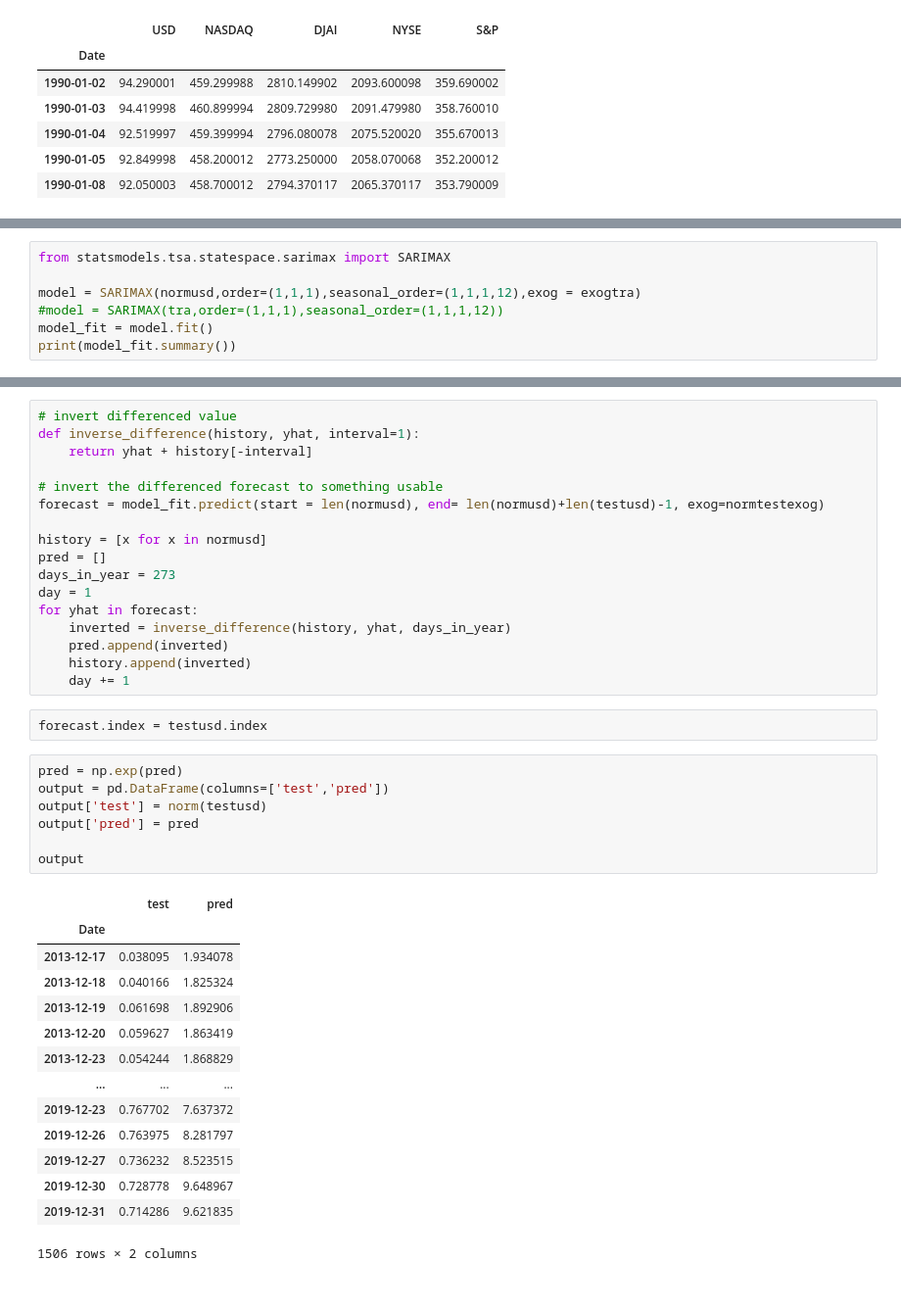
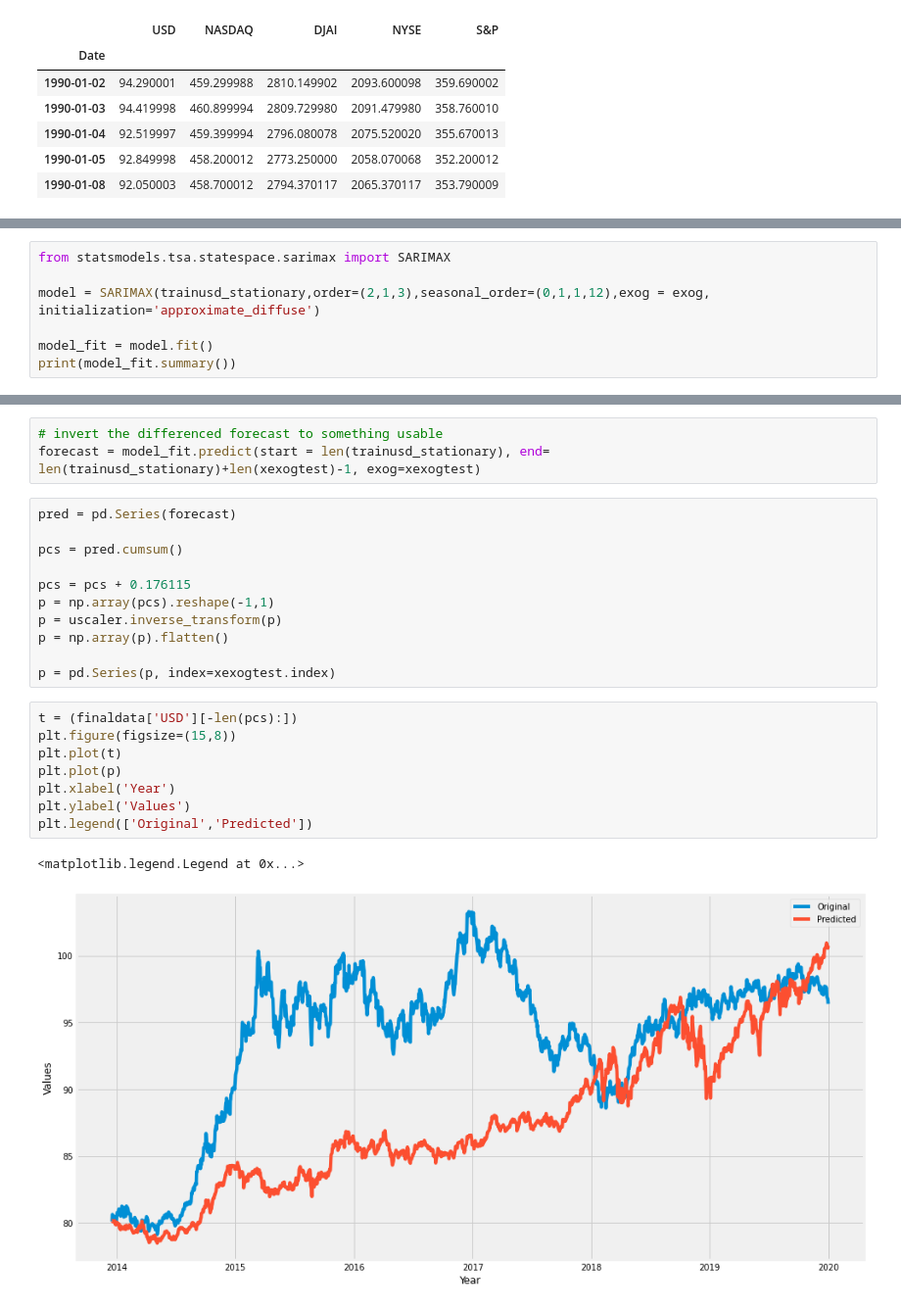
Before and after one commit to Mrunali95/Thesis, a Jupyter notebook: Multivariate_ARIMA.ipynb, the cells around one changed output, grey strips where cells are left out. Shown: that part at 98% size. Saved outputs shown, nothing was run; the diff lists cells and outputs as text.

```diff
--- a/Multivariate_ARIMA.ipynb
+++ b/Multivariate_ARIMA.ipynb
@@ -206,8 +349,8 @@ exogtra = normexog[(normexog.index).isin(normusd.index)]
 # %%
 from statsmodels.tsa.statespace.sarimax import SARIMAX
 
-model = SARIMAX(normusd,order=(1,1,1),seasonal_order=(1,1,1,12),exog = exogtra)
-#model = SARIMAX(tra,order=(1,1,1),seasonal_order=(1,1,1,12))
+model = SARIMAX(trainusd_stationary,order=(2,1,3),seasonal_order=(0,1,1,12),exog = exog, initialization='approximate_diffuse')
+
 model_fit = model.fit()
 print(model_fit.summary())
 # %% [output]
@@ -228,44 +371,28 @@ Covariance Type:                              opg
 
 Warnings:
 [1] Covariance matrix calculated using the outer product of gradients (complex-step).
-# %%
-# invert differenced value
-def inverse_difference(history, yhat, interval=1):
-	return yhat + history[-interval]
-
-# invert the differenced forecast to something usable
-forecast = model_fit.predict(start = len(normusd), end= len(normusd)+len(testusd)-1, exog=normtestexog)
-
-history = [x for x in normusd]
-pred = []
-days_in_year = 273
-day = 1
-for yhat in forecast:
-	inverted = inverse_difference(history, yhat, days_in_year)
-	pred.append(inverted)
-	history.append(inverted)
-	day += 1
-# %%
-forecast.index = testusd.index
-# %%
-pred = np.exp(pred)
-output = pd.DataFrame(columns=['test','pred'])
-output['test'] = norm(testusd)
-output['pred'] = pred
-
-output
-# %% [output]
-|  | test | pred |
-| Date |  |  |
-| 2013-12-17 | 0.038095 | 1.934078 |
-| 2013-12-18 | 0.040166 | 1.825324 |
-| 2013-12-19 | 0.061698 | 1.892906 |
-| 2013-12-20 | 0.059627 | 1.863419 |
-| 2013-12-23 | 0.054244 | 1.868829 |
-| ... | ... | ... |
-| 2019-12-23 | 0.767702 | 7.637372 |
-| 2019-12-26 | 0.763975 | 8.281797 |
-| 2019-12-27 | 0.736232 | 8.523515 |
-| 2019-12-30 | 0.728778 | 9.648967 |
-| 2019-12-31 | 0.714286 | 9.621835 |
-1506 rows × 2 columns
+# %%
+# invert the differenced forecast to something usable
+forecast = model_fit.predict(start = len(trainusd_stationary), end= len(trainusd_stationary)+len(xexogtest)-1, exog=xexogtest)
+# %%
+pred = pd.Series(forecast)
+
+pcs = pred.cumsum()
+
+pcs = pcs + 0.176115
+p = np.array(pcs).reshape(-1,1)
+p = uscaler.inverse_transform(p)
+p = np.array(p).flatten()
+
+p = pd.Series(p, index=xexogtest.index)
+# %%
+t = (finaldata['USD'][-len(pcs):])
+plt.figure(figsize=(15,8))
+plt.plot(t)
+plt.plot(p)
+plt.xlabel('Year')
+plt.ylabel('Values')
+plt.legend(['Original','Predicted'])
+# %% [output]
+<matplotlib.legend.Legend at 0x...>
+[figure, added]
```
Also changed, not shown: parts of 23 cells of this notebook.
